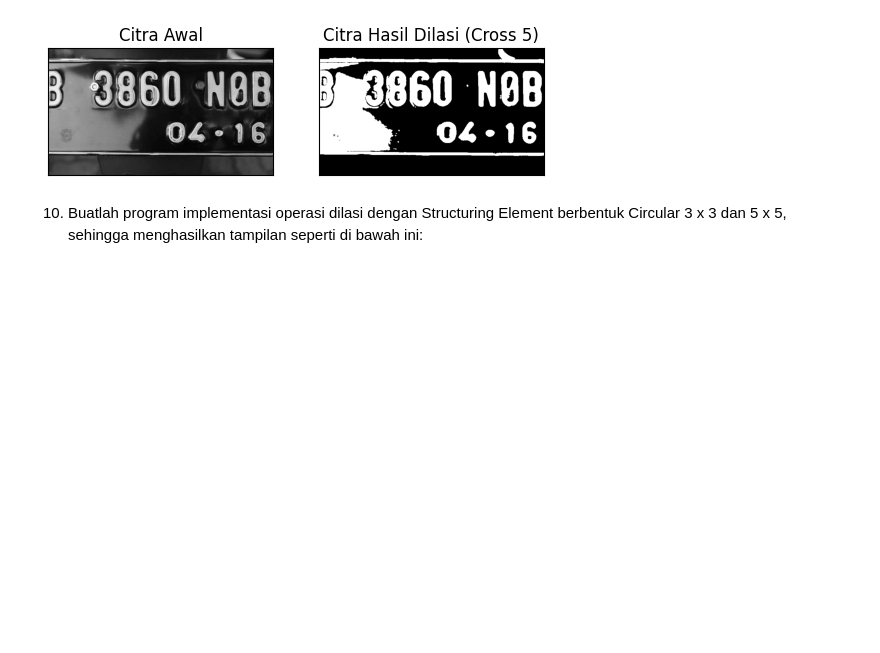
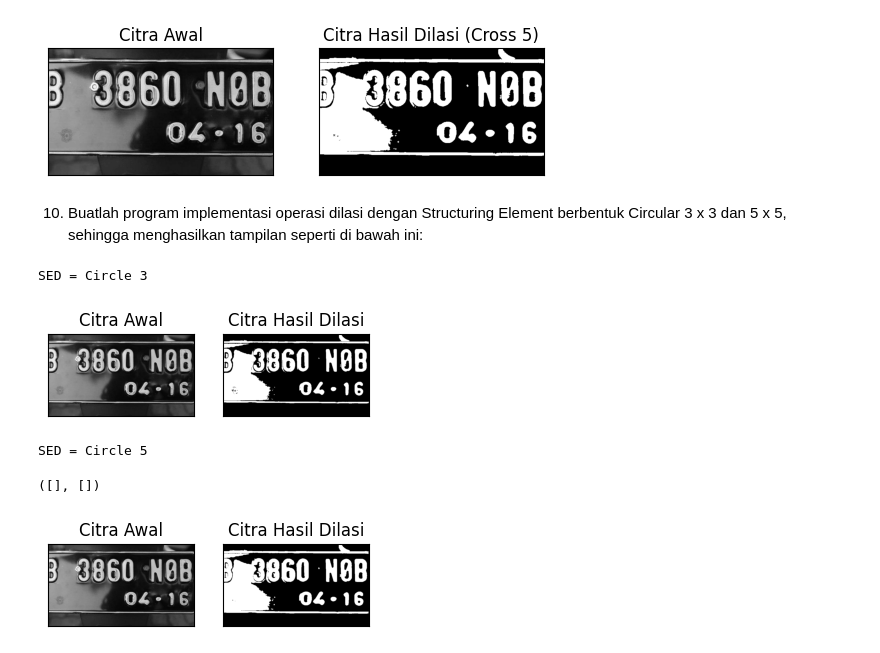
Before and after one commit to Muhammad-Rifky/pcvk-ganjil-2024, a Jupyter notebook: week9.ipynb, the cells around one changed output. Saved outputs shown, nothing was run; the diff lists cells and outputs as text; code cells hidden in the pictures; blank space fills up the shorter version.

```diff
--- a/week9.ipynb
+++ b/week9.ipynb
@@ -260,46 +260,49 @@ SED = Cross 5
 Circular 3 x 3 dan 5 x 5, sehingga menghasilkan tampilan seperti di bawah ini:
 # %%
 #Dilasi circukar SED
- def dilasi_citra(F,w):
+def dilasi_citra(F,w):
   p,q=F.shape
 
   imgD= np.zeros((p,q),dtype=np.uint8)
 
   #Generate SED
-  SED= cv.getStructureElement(cv.MORPH_ELLIPSE,(w,w))
+  SED= cv.getStructuringElement(cv.MORPH_ELLIPSE,(w,w))
   constant1= (w-1)//2
   #Proses Dilasi
   for i in range(constant1, p-constant1):
     for j in range(constant1,q-constant1):
 
       temp= F[i-constant1:i+constant1+1, j-constant1:j+constant1+1]
 
       product= temp*SED
       imgD[i,j]= np.max(product)
   return imgD
 
 print('SED = Circle 3')
-img_d= cv2.imread('/content/drive/MyDrive/PCVK/Images/plat
-nomer.jpg',0)
-ret, thresh = cv2.threshold(img_d, 127, 225,
-cv2.THRESH_BINARY)
+img_d= cv.imread('/content/drive/MyDrive/PCVK_MR/Images/plat.jpg',0)
+ret, thresh = cv.threshold(img_d, 127, 225,cv.THRESH_BINARY)
 w=3
 imgD = dilasi_citra(thresh,w)
 plt.subplot(131),plt.imshow(img_d,cmap = 'gray')
 plt.title('Citra Awal'), plt.xticks([]), plt.yticks([])
 plt.subplot(132),plt.imshow(imgD,cmap = 'gray')
 plt.title('Citra Hasil Dilasi'), plt.xticks([]),
 plt.yticks([])
 plt.show()
 print('SED = Circle 5')
-img_d= cv2.imread('/content/drive/MyDrive/PCVK/Images/plat
-nomer.jpg',0)
-ret, thresh = cv2.threshold(img_d, 127, 225,
-cv2.THRESH_BINARY)
+
+img_d= cv.imread('/content/drive/MyDrive/PCVK_MR/Images/plat.jpg',0)
+ret, thresh = cv.threshold(img_d, 127, 225,cv.THRESH_BINARY)
 w=5
 imgD = dilasi_citra(thresh,w)
 plt.subplot(131),plt.imshow(img_d,cmap = 'gray')
 plt.title('Citra Awal'), plt.xticks([]), plt.yticks([])
 plt.subplot(132),plt.imshow(imgD,cmap = 'gray')
 plt.title('Citra Hasil Dilasi'), plt.xticks([]),
 plt.yticks([])
+# %% [output]
+SED = Circle 3
+[figure, added]
+SED = Circle 5
+([], [])
+[figure, added]
```
Also changed, not shown: parts of 19 cells of this notebook.
